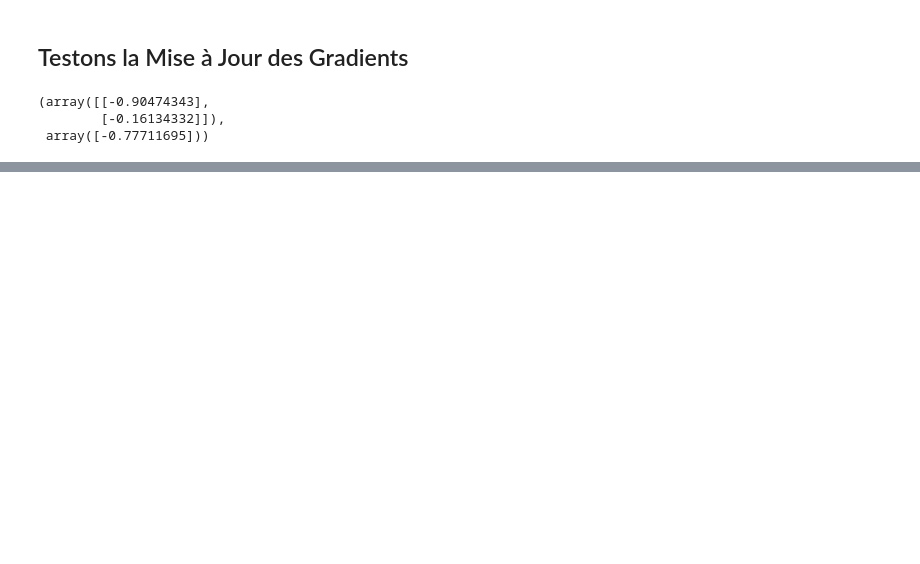
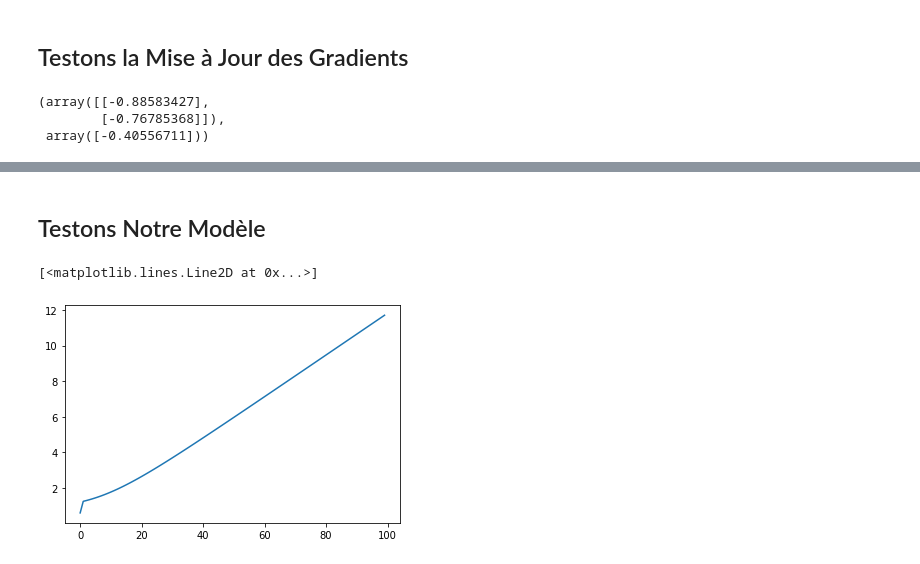
Before and after one commit to camara94/formation-deep-learning, a Jupyter notebook: python/reseau_de_neurone_artificiel.ipynb, the cells around one changed output, grey strips where cells are left out. Saved outputs shown, nothing was run; the diff lists cells and outputs as text; code cells hidden in the pictures; blank space fills up the shorter version.

Commit message:
test d'entrainement du modèle

```diff
--- a/python/reseau_de_neurone_artificiel.ipynb
+++ b/python/reseau_de_neurone_artificiel.ipynb
@@ -57,7 +57,7 @@ def model(x, w, b):
 # %% [markdown]
 ## Testons le Modèle
 # %%
-A = model(X, w_, b_)
+A = model(X, w, b)
 print(f'Shape de A: {A.shape}')
 # %% [output]
 Shape de A: (100, 1)
@@ -66,7 +66,7 @@ Shape de A: (100, 1)
 ![image](fonction_cout.png)
 # %%
 def log_loss(A, y):
-    L = (-1/len(y)) * np.sum(y * np.log(A) + (1-y) * np.log(1-A))
+    L = (1/len(y)) * np.sum(-y * np.log(A) - (1-y) * np.log(1-A))
     return L
 # %%
 loss = log_loss(A, y)
@@ -110,14 +110,14 @@ def update(dw, db, w, b, learning_rate):
 # %%
 update(dw, db, w, b, 0.05)
 # %% [output]
-(array([[-0.90474343],
-        [-0.16134332]]),
- array([-0.77711695]))
+(array([[-0.88583427],
+        [-0.76785368]]),
+ array([-0.40556711]))
 # %% [markdown]
 ## Entrainement du Modèle
 ![image](train_cnn.png)
 # %%
-def train_custom_cnn(X, y, learning = 0.1, epoch=100):
+def train_custom_cnn(X, y, learning = 0.01, epoch=100):
     # Initialisation des paramètres
     w, b = initialisation(X)
 
@@ -139,3 +139,12 @@ def train_custom_cnn(X, y, learning = 0.1, epoch=100):
         w, b = update(dw, db, w, b, learning)
 
     return loss
+# %% [markdown]
+## Testons Notre Modèle
+# %%
+erreur = train_custom_cnn(X, y, learning=0.01)
+# %%
+plt.plot(erreur)
+# %% [output]
+[<matplotlib.lines.Line2D at 0x...>]
+[figure, added]
```
Also changed, not shown: parts of 4 cells of this notebook.
